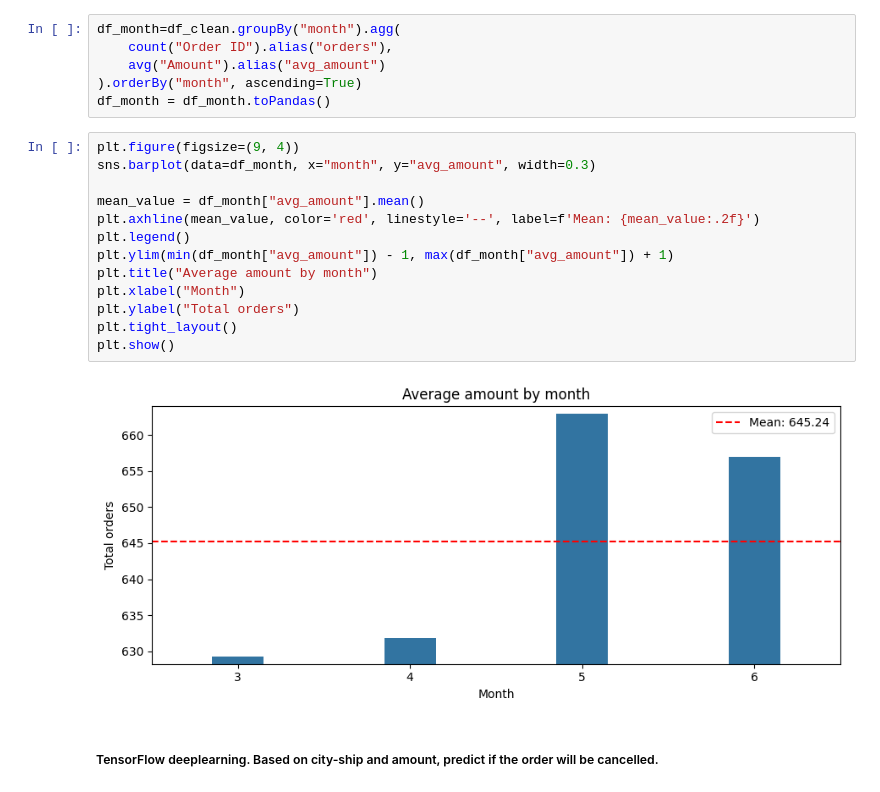
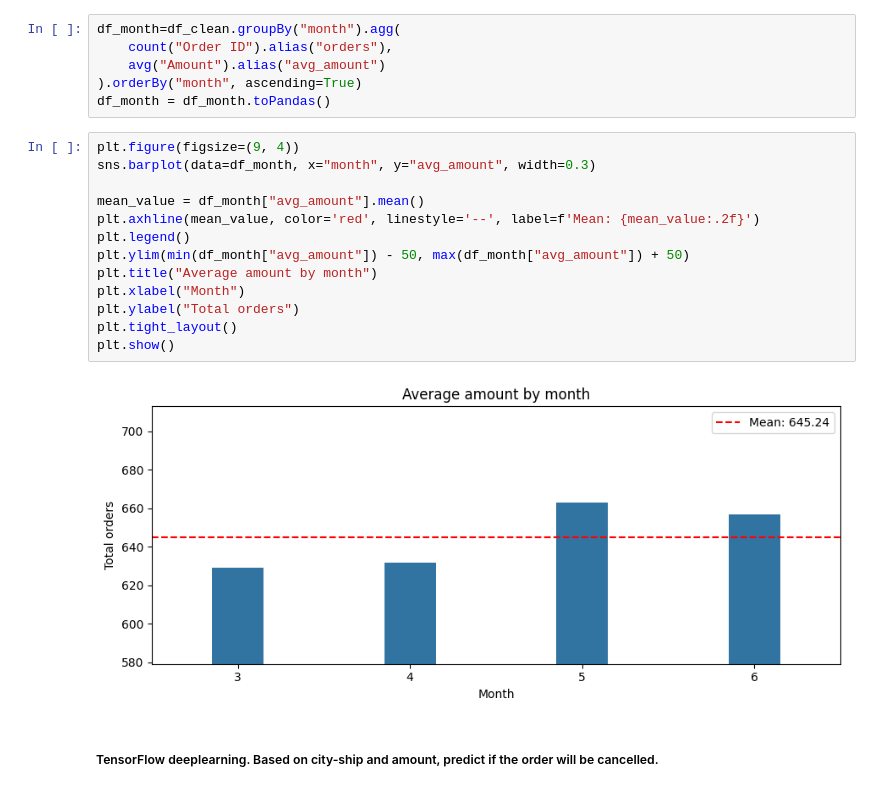
Before and after one commit to ChristianChimi/PySpark-Amazon-Analytics, a Jupyter notebook: Amazon.ipynb, the cells around one changed output. Saved outputs shown, nothing was run; the diff lists cells and outputs as text.

```diff
--- a/Amazon.ipynb
+++ b/Amazon.ipynb
@@ -107,18 +109,18 @@ df_month = df_month.toPandas()
 # %%
 plt.figure(figsize=(9, 4))
 sns.barplot(data=df_month, x="month", y="avg_amount", width=0.3)
 
 mean_value = df_month["avg_amount"].mean()
 plt.axhline(mean_value, color='red', linestyle='--', label=f'Mean: {mean_value:.2f}')
 plt.legend()
-plt.ylim(min(df_month["avg_amount"]) - 1, max(df_month["avg_amount"]) + 1)
+plt.ylim(min(df_month["avg_amount"]) - 50, max(df_month["avg_amount"]) + 50)
 plt.title("Average amount by month")
 plt.xlabel("Month")
 plt.ylabel("Total orders")
 plt.tight_layout()
 plt.show()
 # %% [output]
-[figure, old version]
+[figure, new version]
 # %% [markdown]
 ##### TensorFlow deeplearning. Based on city-ship and amount, predict if the order will be cancelled.
 # %%
```
Also changed, not shown: parts of 2 cells of this notebook.
